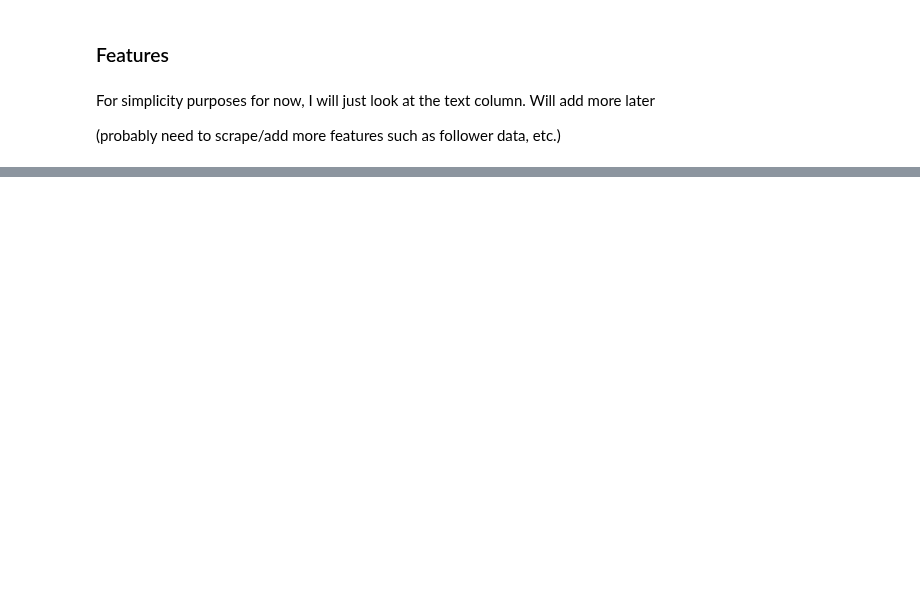
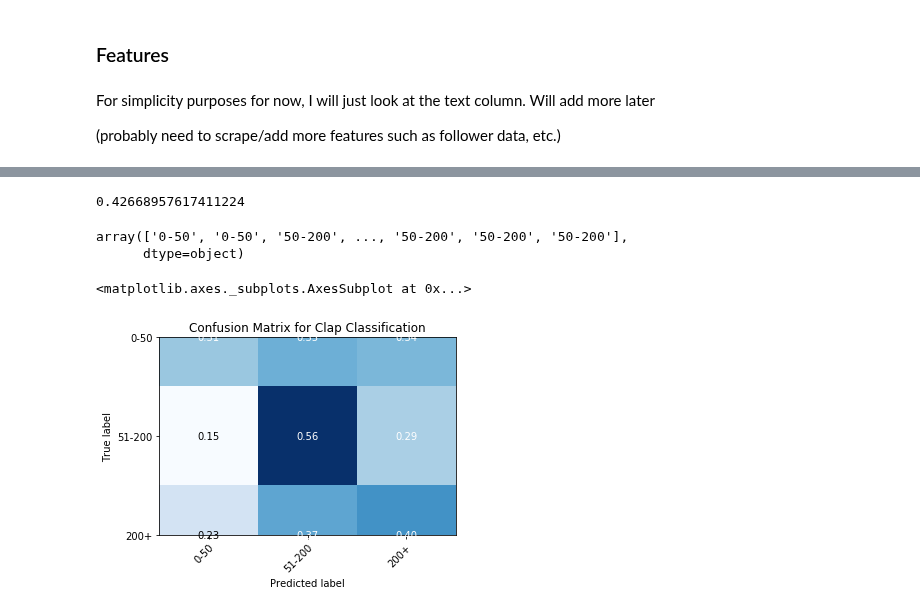
Before and after one commit to Jesse-mk/Medium_Analytics, a Jupyter notebook: jenna/Test Notebook for Clap Predictor-Copy1.ipynb, the cells around one changed output, grey strips where cells are left out. Cells and saved outputs as stored; diff of their text form; code cells hidden in the pictures; blank space fills up the shorter version.

```diff
--- a/jenna/Test Notebook for Clap Predictor-Copy1.ipynb
+++ b/jenna/Test Notebook for Clap Predictor-Copy1.ipynb
@@ -154,0 +168,66 @@ array([[205.0973 ],
+# %%
+#create the model
+logreg = LogisticRegression()
+
+
+#fit the model with training data
+logreg.fit(train_transformed, Y_train)
+
+final_score = logreg.score(test_transformed, Y_test)
+
+final_score
+# %% [output]
+0.42668957617411224
+# %%
+predictions = logreg.predict(test_transformed)
+# %%
+from sklearn.metrics import confusion_matrix
+def normed_cm(real, predictions):
+    """Majority of code from:
+    https://scikit-learn.org/stable/auto_examples/model_selection/plot_confusion_matrix.html
+    to make a confusion matrix, given real labels and predicted labels"""
+
+    #get the confusion matrix:
+    cm = confusion_matrix(real, predictions)
+
+    #normalized
+    normed = []
+    for row in np.arange(3):
+         normed.append(cm[row]/sum(cm[row]))
+    cm = np.array(normed)
+
+    #axis and labels:
+    fig, ax = plt.subplots()
+    classes = ["0-50", "51-200", '200+']
+    im = ax.imshow(cm, interpolation='nearest', cmap=plt.cm.Blues)
+    ax.set(xticks=np.arange(cm.shape[1]),
+               yticks=np.arange(cm.shape[0]),
+               # ... and label them with the respective list entries
+               xticklabels=classes, yticklabels=classes,
+               title="Confusion Matrix for Clap Classification",
+               ylabel='True label',
+               xlabel='Predicted label');
+
+    # Rotate the tick labels and set their alignment.
+    plt.setp(ax.get_xticklabels(), rotation=45, ha="right",
+             rotation_mode="anchor")
+    # Loop over data dimensions and create text annotations.
+    fmt = '.2f'
+    thresh = cm.max() / 2.
+    for i in range(cm.shape[0]):
+        for j in range(cm.shape[1]):
+            ax.text(j, i, format(cm[i, j], fmt),
+                    ha="center", va="center",
+                    color="white" if cm[i, j] > thresh else "black")
+    fig.tight_layout()
+    return ax
+# %%
+predictions
+# %% [output]
+array(['0-50', '0-50', '50-200', ..., '50-200', '50-200', '50-200'],
+      dtype=object)
+# %%
+normed_cm(Y_test,predictions)
+# %% [output]
+<matplotlib.axes._subplots.AxesSubplot at 0x...>
+[figure, added]
```
Also changed, not shown: parts of 24 cells of this notebook.
